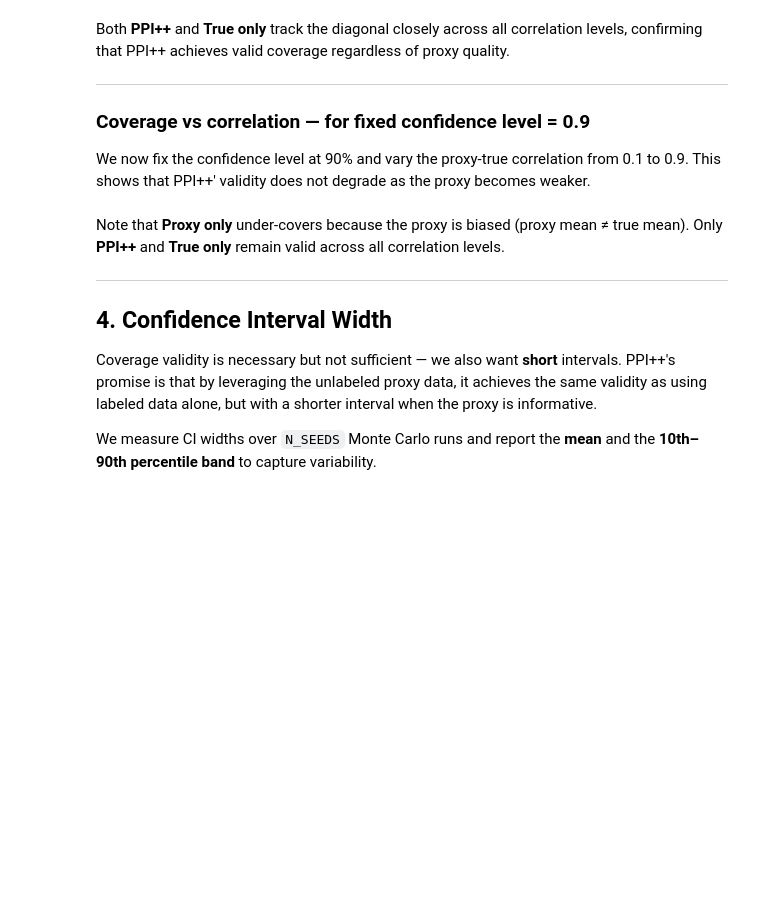
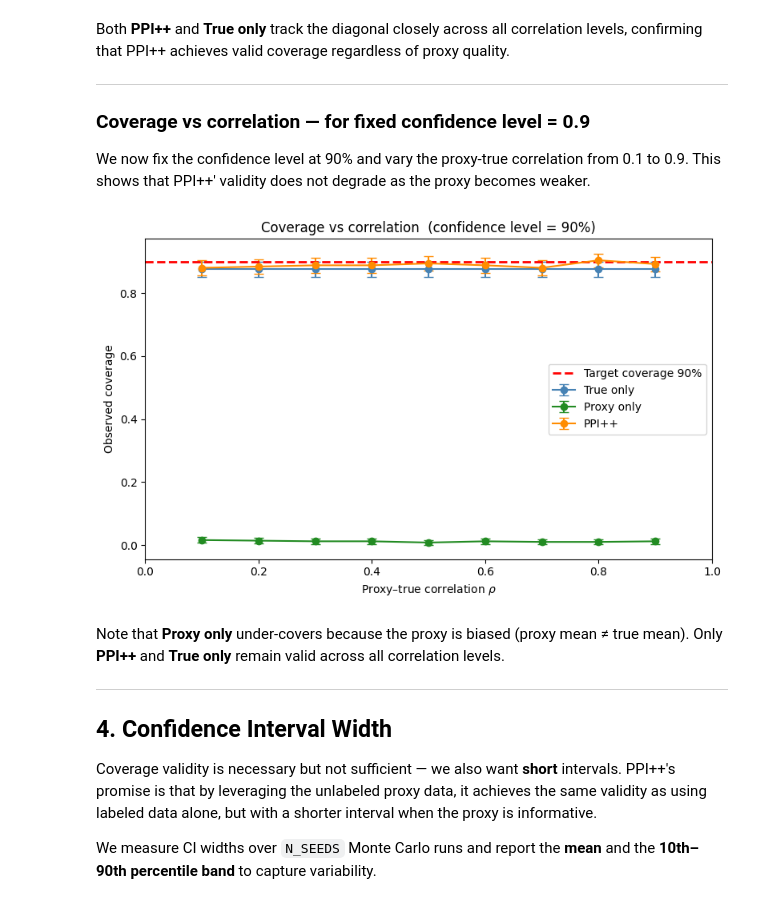
Before and after one commit to EmertonData/glide, a Jupyter notebook: docs/deep_dive/ppi_validation.ipynb, the cells around one changed output. Saved outputs shown, nothing was run; the diff lists cells and outputs as text; code cells hidden in the pictures; blank space fills up the shorter version.

```diff
--- a/docs/deep_dive/ppi_validation.ipynb
+++ b/docs/deep_dive/ppi_validation.ipynb
@@ -200,3 +235,42 @@ plt.show()
+# %%
+# Compute empirical coverage + error bars via ClassicalMeanEstimator on per-seed hit vectors.
+coverage_by_corr    = {}   # {rho: {method: observed mean coverage}}
+coverage_ci_by_corr = {}   # {rho: {method: (lower, upper) CI on coverage}}
+
+for rho in correlations:
+    hits = compute_hits(raw_stats[rho], CONFIDENCE_LEVEL)
+    coverage_by_corr[rho]    = {}
+    coverage_ci_by_corr[rho] = {}
+    for m in METHODS:
+        mean_cov, lo, hi = coverage_with_errbar(hits[m])
+        coverage_by_corr[rho][m]    = mean_cov
+        coverage_ci_by_corr[rho][m] = (lo, hi)
+# %%
+fig, ax = plt.subplots(figsize=(8, 5))
+method_colors = {'True only': 'steelblue', 'Proxy only': 'forestgreen', 'PPI++': 'darkorange'}
+
+for m in METHODS:
+    obs  = [coverage_by_corr[rho][m] for rho in correlations]
+    lo   = [coverage_ci_by_corr[rho][m][0] for rho in correlations]
+    hi   = [coverage_ci_by_corr[rho][m][1] for rho in correlations]
+    yerr = [
+        [o - l for o, l in zip(obs, lo)],
+        [h - o for h, o in zip(hi, obs)],
+    ]
+    ax.errorbar(correlations, obs, yerr=yerr, marker='o', label=m,
+                color=method_colors[m], capsize=4)
+
+ax.axhline(y=CONFIDENCE_LEVEL, color='red', linestyle='--', lw=2,
+           label=f'Target coverage {CONFIDENCE_LEVEL:.0%}')
+ax.set_xlabel('Proxy–true correlation $\\rho$')
+ax.set_ylabel('Observed coverage')
+ax.set_title(f'Coverage vs correlation  (confidence level = {CONFIDENCE_LEVEL:.0%})')
+ax.set_xlim(0, 1)
+ax.legend()
+plt.tight_layout()
+plt.show()
+# %% [output]
+[figure, added]
 # %% [markdown]
 Note that **Proxy only** under-covers because the proxy is biased (proxy mean ≠ true mean). Only **PPI++** and **True only** remain valid across all correlation levels.
 
```
Also changed, not shown: parts of 12 cells of this notebook.
